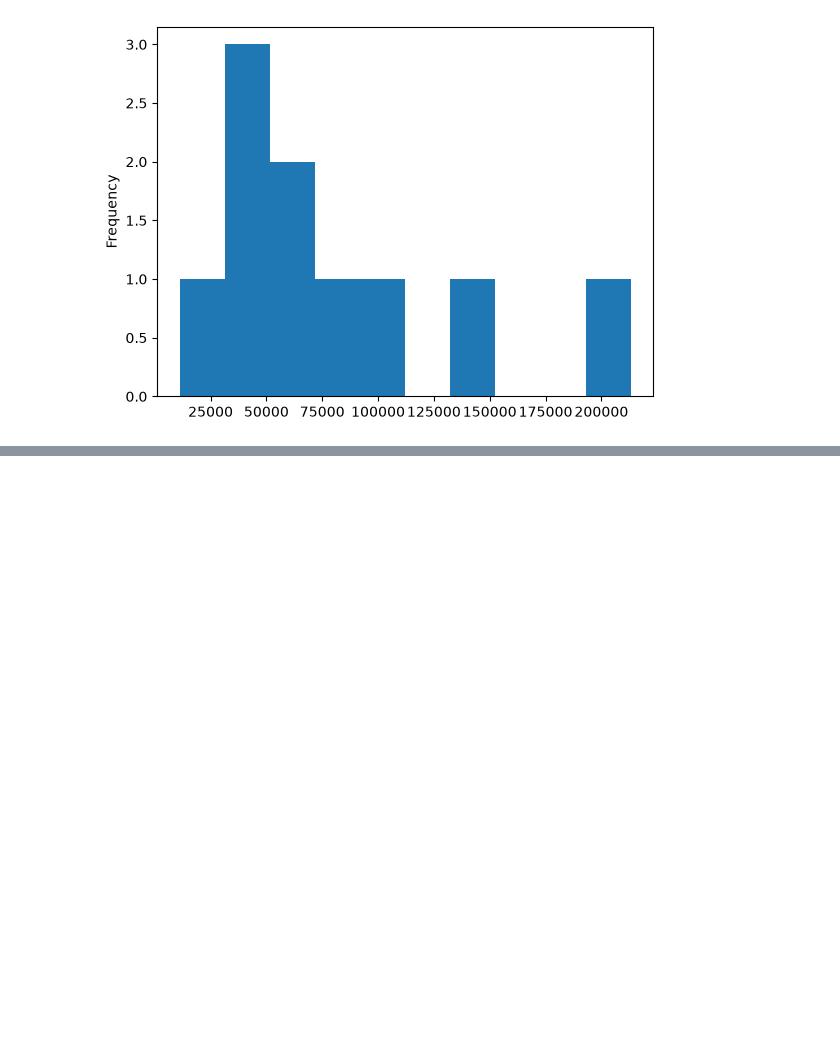
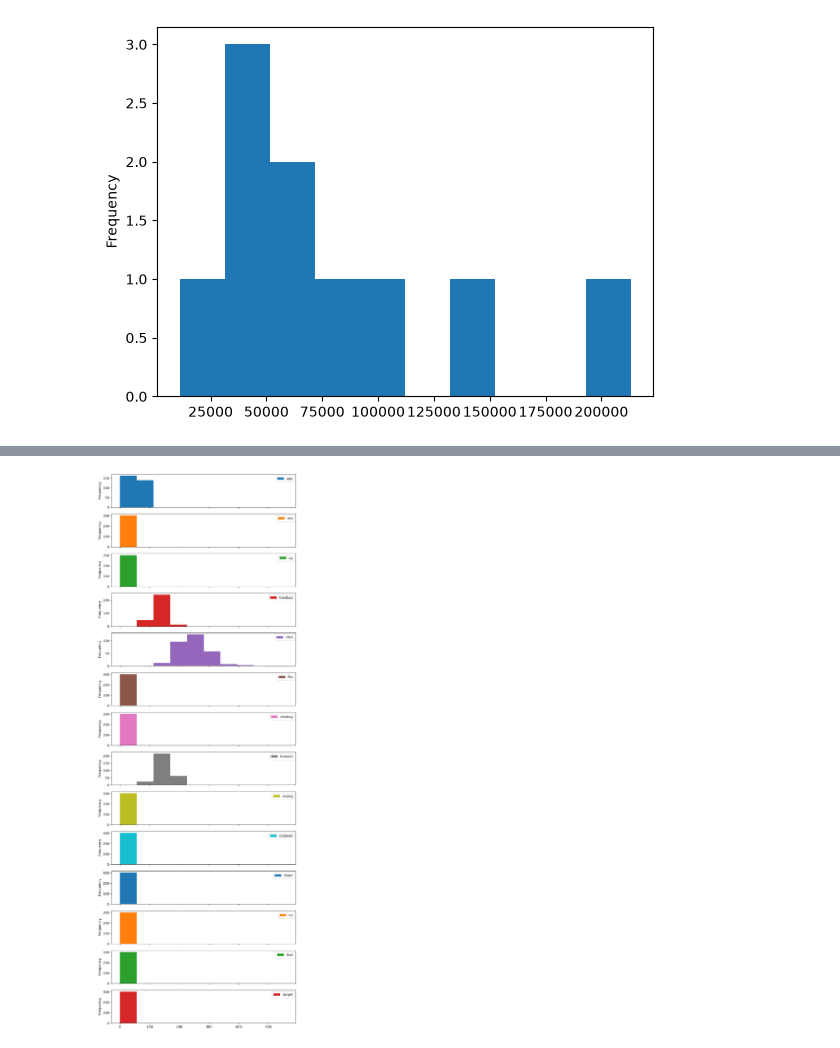
Before and after one commit to azharaul/ds-ml-learning-journey, a Jupyter notebook: matplotlib.ipynb, the cells around one changed output, grey strips where cells are left out. Cells and saved outputs as stored; diff of their text form; code cells hidden in the pictures; blank space fills up the shorter version.

```diff
--- a/matplotlib.ipynb
+++ b/matplotlib.ipynb
@@ -289,0 +321,5 @@ df['Odometer (KM)'].plot(kind='hist')
+# %%
+# bikin plot buat semua kolom yang ada di dataframe
+heart_disease.plot.hist(figsize=(10,30), subplots=True);
+# %% [output]
+[figure, added]
```
Also changed, not shown: parts of 26 cells of this notebook.
